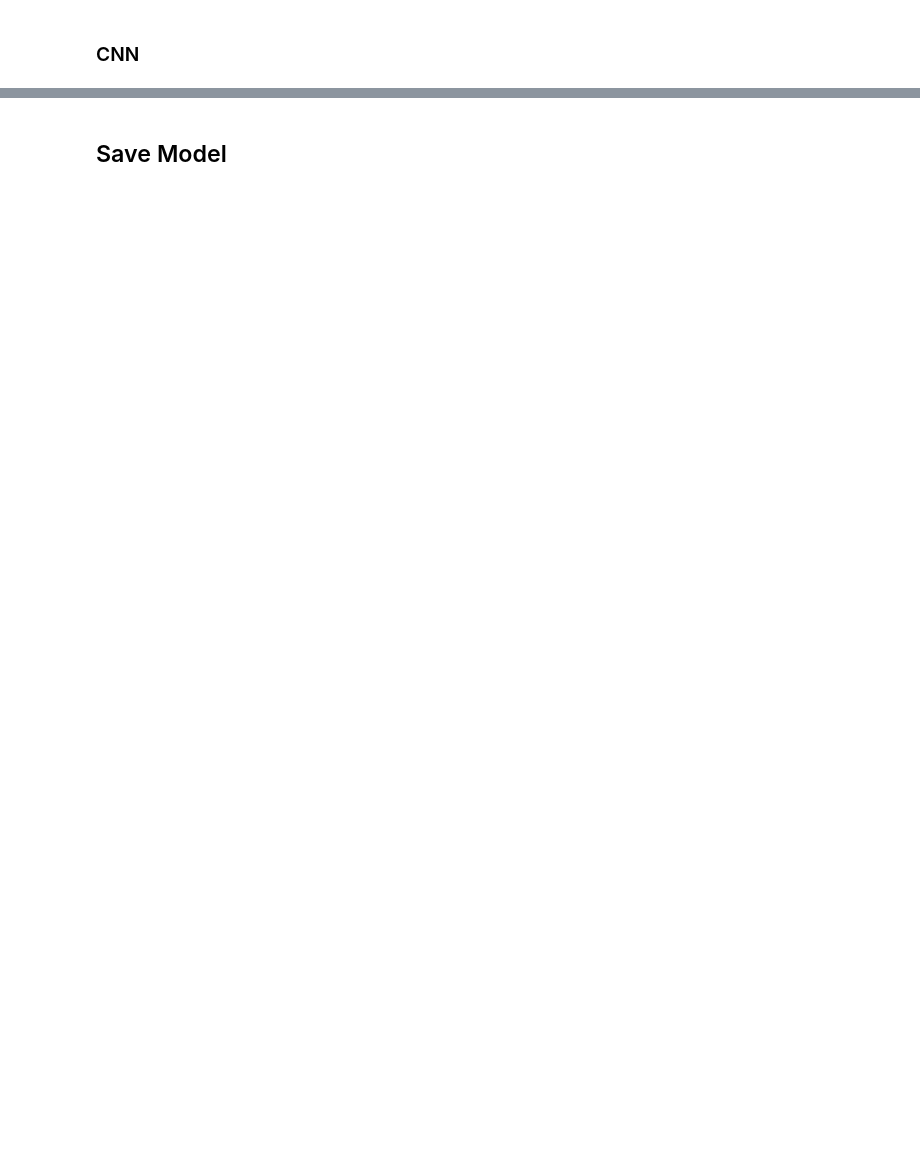
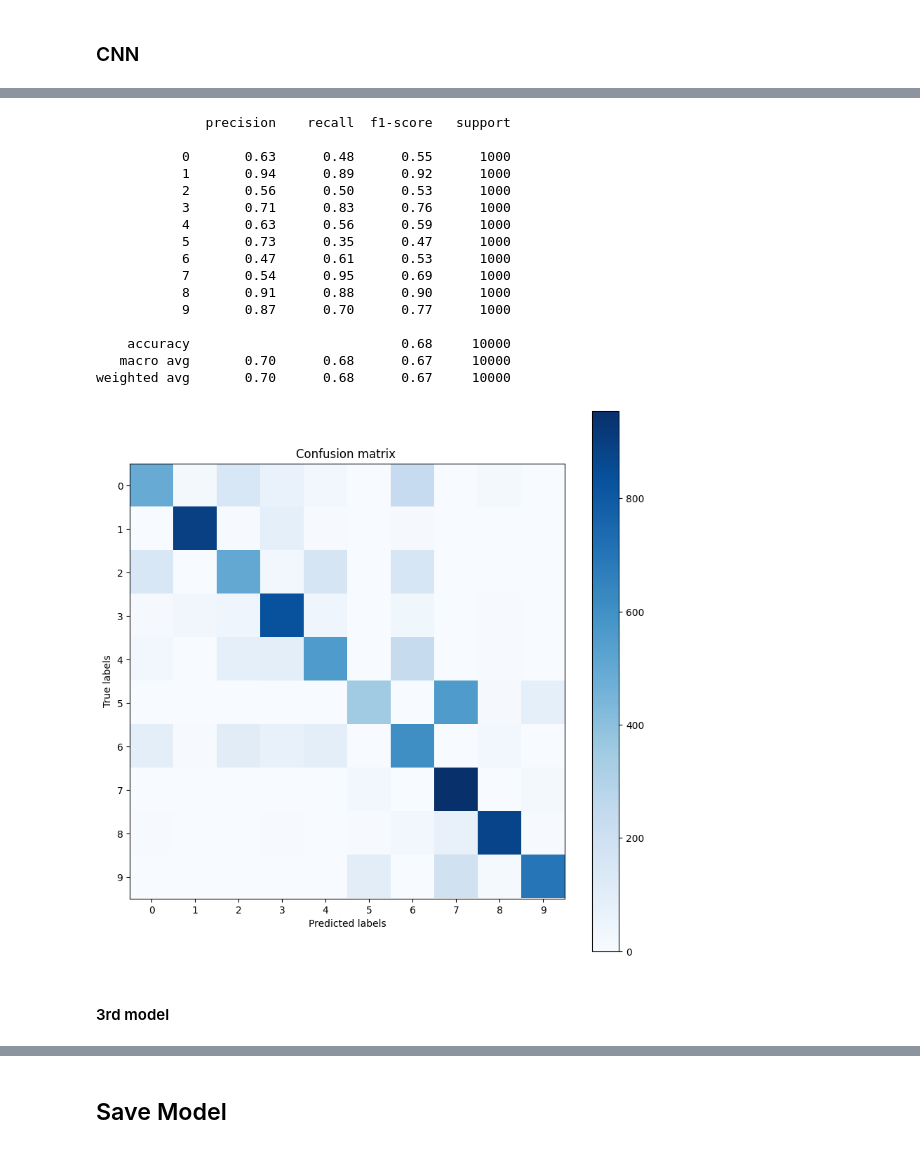
Before and after one commit to mathdesilva/MNIST, a Jupyter notebook: train/train.ipynb, the cells around one changed output, grey strips where cells are left out. Drawn from its saved outputs; the diff is of its cells as text; code cells hidden in the pictures; blank space fills up the shorter version.

```diff
--- a/train/train.ipynb
+++ b/train/train.ipynb
@@ -197,0 +379,28 @@ KeyboardInterrupt:
+# %%
+class FashionMNISTModel_CNN_2_3(nn.Module):
+    def __init__(self):
+        super(FashionMNISTModel_CNN_2_3, self).__init__()
+        self.model = nn.Sequential(
+            nn.Conv2d(in_channels=1, out_channels=6, kernel_size=(5, 5)),
+            nn.ReLU(),
+            nn.MaxPool2d(kernel_size=(2, 2), stride=(2, 2)),
+            nn.Conv2d(in_channels=6, out_channels=16, kernel_size=(5, 5)),
+            nn.ReLU(),
+            nn.MaxPool2d(kernel_size=(2, 2), stride=(2, 2)),
+            nn.Flatten(),
+            nn.Linear(4*4*16, 120),
+            nn.ReLU(),
+            nn.Linear(120, 84),
+            nn.ReLU(),
+            nn.Linear(84, 10),
+            nn.LogSoftmax(dim=1)
+        )
+
+    def forward(self, x):
+        return self.model(x)
+# %%
+clf_cnn_2_3 = FashionMNISTModel_CNN_2_3().to(DEVICE)
+opt = optim.Adam(clf_cnn_2_3.parameters(), lr=1e-3)
+loss_fn = nn.CrossEntropyLoss()
+
+train(clf_cnn_2_3, train_set, val_set, opt, loss_fn, epochs=40, batch_size=32)
@@ -198 +415,23 @@ KeyboardInterrupt:
+# %%
+get_classification_report(test_set, clf_cnn_2_3)
+# %% [output]
+              precision    recall  f1-score   support
+
+           0       0.63      0.48      0.55      1000
+           1       0.94      0.89      0.92      1000
+           2       0.56      0.50      0.53      1000
+           3       0.71      0.83      0.76      1000
+           4       0.63      0.56      0.59      1000
+           5       0.73      0.35      0.47      1000
+           6       0.47      0.61      0.53      1000
+           7       0.54      0.95      0.69      1000
+           8       0.91      0.88      0.90      1000
+           9       0.87      0.70      0.77      1000
+
+    accuracy                           0.68     10000
+   macro avg       0.70      0.68      0.67     10000
+weighted avg       0.70      0.68      0.67     10000
+[figure, added]
+# %% [markdown]
+#### 3rd model
 # %%
```
Also changed, not shown: parts of 25 cells of this notebook, 3 other files.
